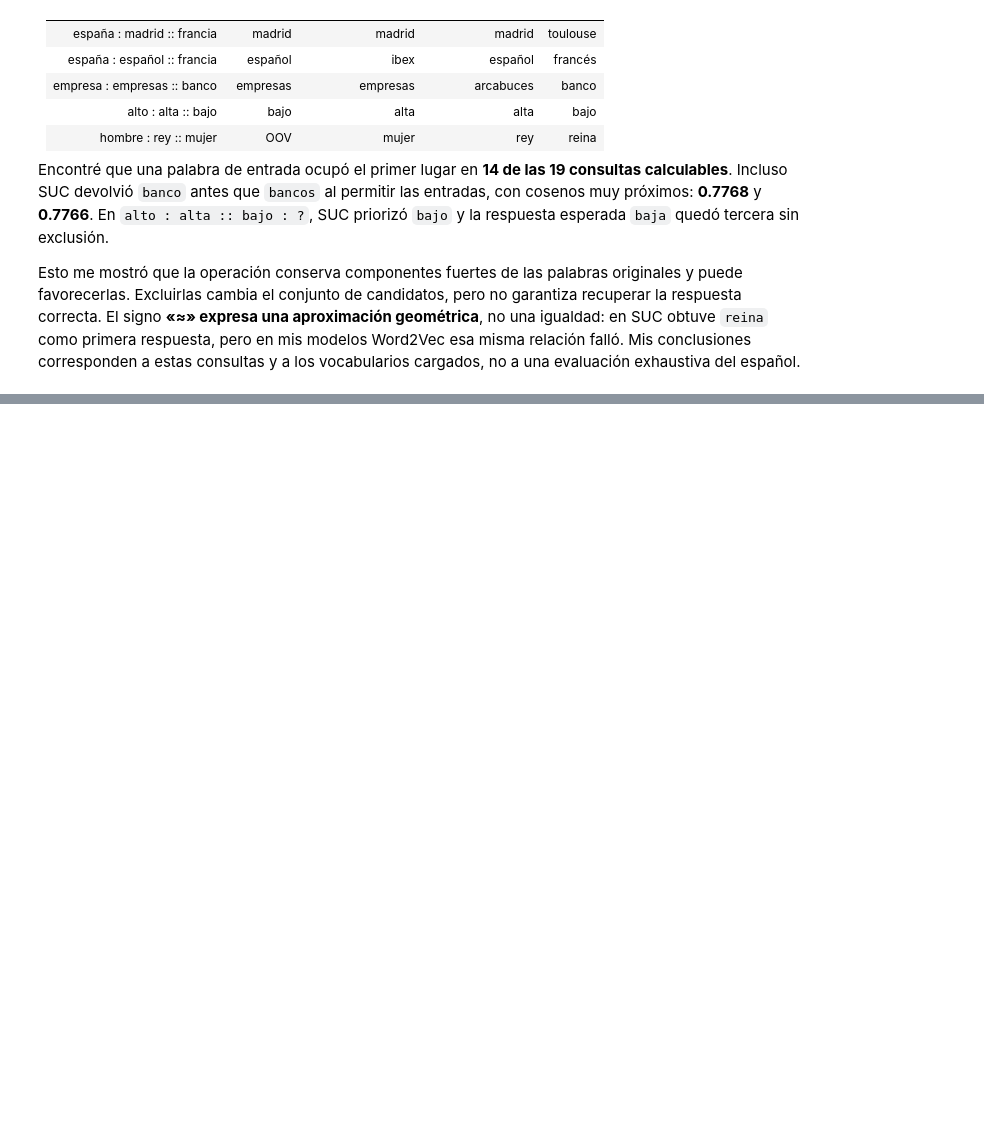
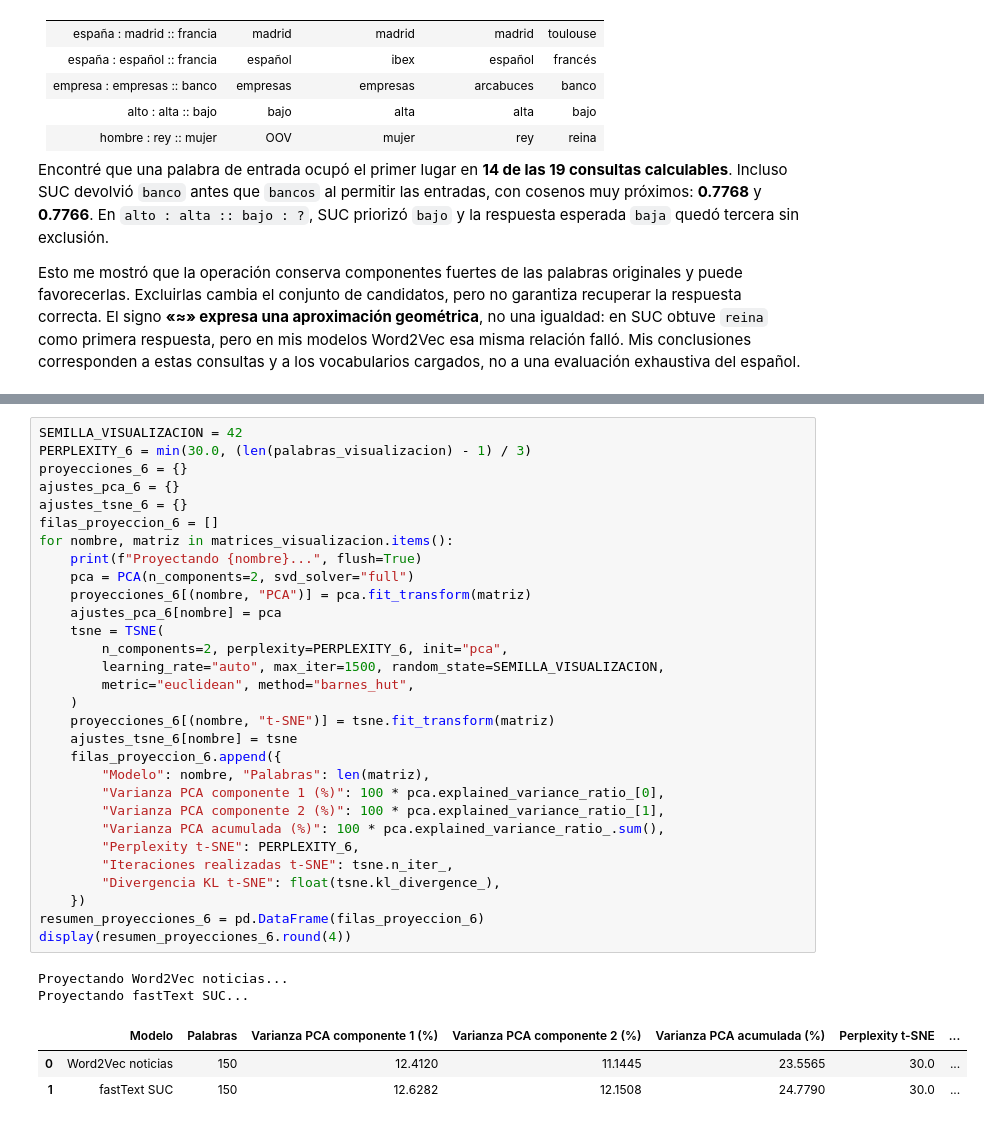
Before and after one commit to Jtanchezz/NLP, a Jupyter notebook: Lab9/lab9.ipynb, the cells around one changed output, grey strips where cells are left out. Cells and saved outputs as stored; diff of their text form; blank space fills up the shorter version.

```diff
--- a/Lab9/lab9.ipynb
+++ b/Lab9/lab9.ipynb
@@ -2158,0 +2404,36 @@ Esto me mostró que la operación conserva componentes fuertes de las palabras o
+# %%
+SEMILLA_VISUALIZACION = 42
+PERPLEXITY_6 = min(30.0, (len(palabras_visualizacion) - 1) / 3)
+proyecciones_6 = {}
+ajustes_pca_6 = {}
+ajustes_tsne_6 = {}
+filas_proyeccion_6 = []
+for nombre, matriz in matrices_visualizacion.items():
+    print(f"Proyectando {nombre}...", flush=True)
+    pca = PCA(n_components=2, svd_solver="full")
+    proyecciones_6[(nombre, "PCA")] = pca.fit_transform(matriz)
+    ajustes_pca_6[nombre] = pca
+    tsne = TSNE(
+        n_components=2, perplexity=PERPLEXITY_6, init="pca",
+        learning_rate="auto", max_iter=1500, random_state=SEMILLA_VISUALIZACION,
+        metric="euclidean", method="barnes_hut",
+    )
+    proyecciones_6[(nombre, "t-SNE")] = tsne.fit_transform(matriz)
+    ajustes_tsne_6[nombre] = tsne
+    filas_proyeccion_6.append({
+        "Modelo": nombre, "Palabras": len(matriz),
+        "Varianza PCA componente 1 (%)": 100 * pca.explained_variance_ratio_[0],
+        "Varianza PCA componente 2 (%)": 100 * pca.explained_variance_ratio_[1],
+        "Varianza PCA acumulada (%)": 100 * pca.explained_variance_ratio_.sum(),
+        "Perplexity t-SNE": PERPLEXITY_6,
+        "Iteraciones realizadas t-SNE": tsne.n_iter_,
+        "Divergencia KL t-SNE": float(tsne.kl_divergence_),
+    })
+resumen_proyecciones_6 = pd.DataFrame(filas_proyeccion_6)
+display(resumen_proyecciones_6.round(4))
+# %% [output]
+Proyectando Word2Vec noticias...
+Proyectando fastText SUC...
+|  | Modelo | Palabras | Varianza PCA componente 1 (%) | Varianza PCA componente 2 (%) | Varianza PCA acumulada (%) | Perplexity t-SNE | ... |
+| 0 | Word2Vec noticias | 150 | 12.4120 | 11.1445 | 23.5565 | 30.0 | ... |
+| 1 | fastText SUC | 150 | 12.6282 | 12.1508 | 24.7790 | 30.0 | ... |
```
Also changed, not shown: parts of 10 cells of this notebook, 2 other files.
